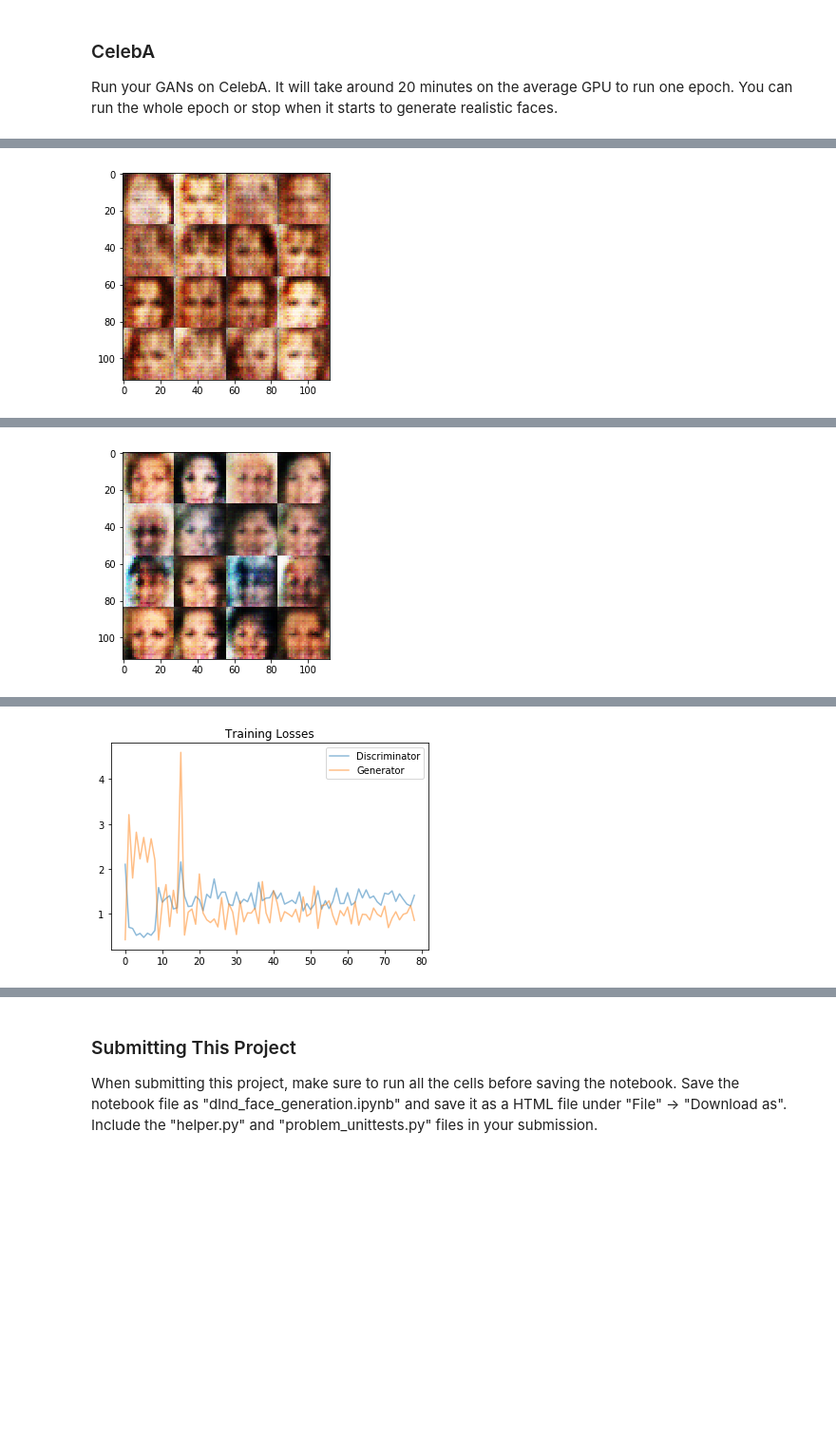
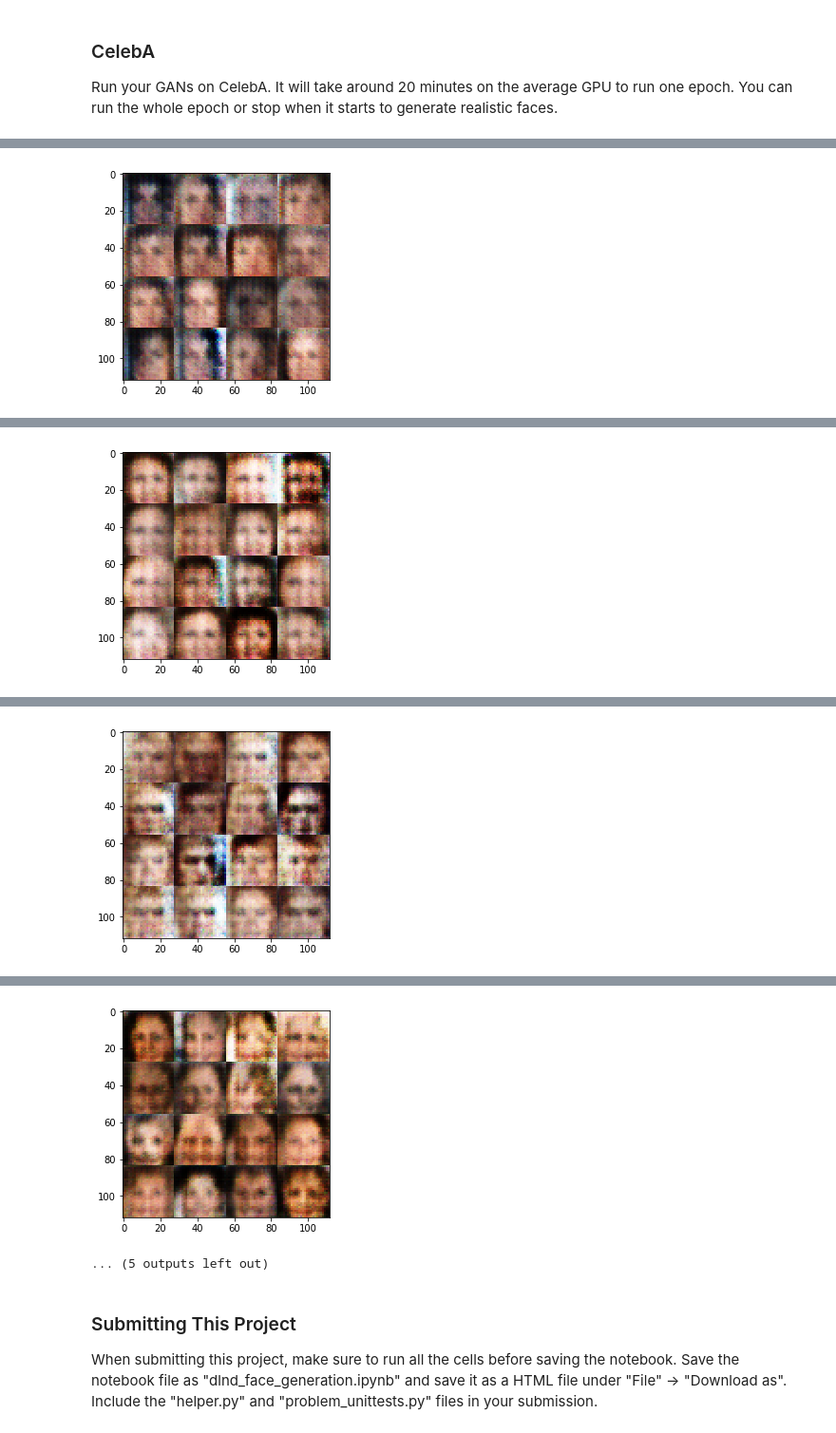
Before and after one commit to jeff-tj/u_deeplearning_nd, a Jupyter notebook: face_generation/dlnd_face_generation.ipynb, the cells around one changed output, grey strips where cells are left out. Shown: that part at 95% size. Drawn from its saved outputs; the diff is of its cells as text; code cells hidden in the pictures; blank space fills up the shorter version.

```diff
--- a/face_generation/dlnd_face_generation.ipynb
+++ b/face_generation/dlnd_face_generation.ipynb
@@ -199,7 +199,7 @@ def generator(z, out_channel_dim, is_train=True):
     # Follow up
     # [] Reuse - should be false in training? True in inference
     with tf.variable_scope("generator", reuse=(not is_train)):
-        init_depth = 512
+        init_depth = 1024
         x = tf.layers.dense(z, 4*4*init_depth)
         x = tf.reshape(x, (-1, 4, 4, init_depth)) # Tensor dim: (batch, h, w, d)
         x = tf.layers.batch_normalization(x, training=is_train)
@@ -479,7 +479,7 @@ Epoch: 2/2... Discrimnator Loss: 1.0951... Generator Loss: 2.2321
 ### CelebA
 Run your GANs on CelebA.  It will take around 20 minutes on the average GPU to run one epoch.  You can run the whole epoch or stop when it starts to generate realistic faces.
 # %%
-batch_size = 512
+batch_size = 256
 z_dim = 100
 learning_rate = 0.0002
 beta1 = 0.5
@@ -503 +503 @@ Epoch: 1/1... Discrimnator Loss: 1.2338... Generator Loss: 0.9593
-[figure, old version]
+[figure, new version]
@@ -505 +505 @@ Epoch: 1/1... Discrimnator Loss: 1.4153... Generator Loss: 0.8575
-[figure, old version]
+[figure, new version]
@@ -506 +507 @@ Epoch: 1/1... Discrimnator Loss: 1.4153... Generator Loss: 0.8575
-[figure, old version]
+[figure, new version]
@@ -507,3 +509,5 @@ Epoch: 1/1... Discrimnator Loss: 1.4153... Generator Loss: 0.8575
+[figure, added]
+... (5 outputs left out)
 # %% [markdown]
 ### Submitting This Project
 When submitting this project, make sure to run all the cells before saving the notebook. Save the notebook file as "dlnd_face_generation.ipynb" and save it as a HTML file under "File" -> "Download as". Include the "helper.py" and "problem_unittests.py" files in your submission.
```
Also changed, not shown: parts of 2 cells of this notebook.
